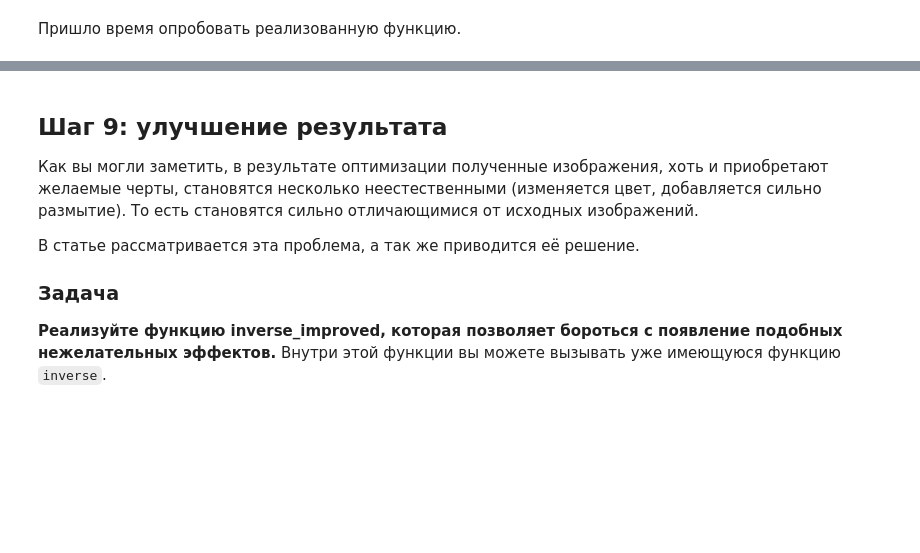
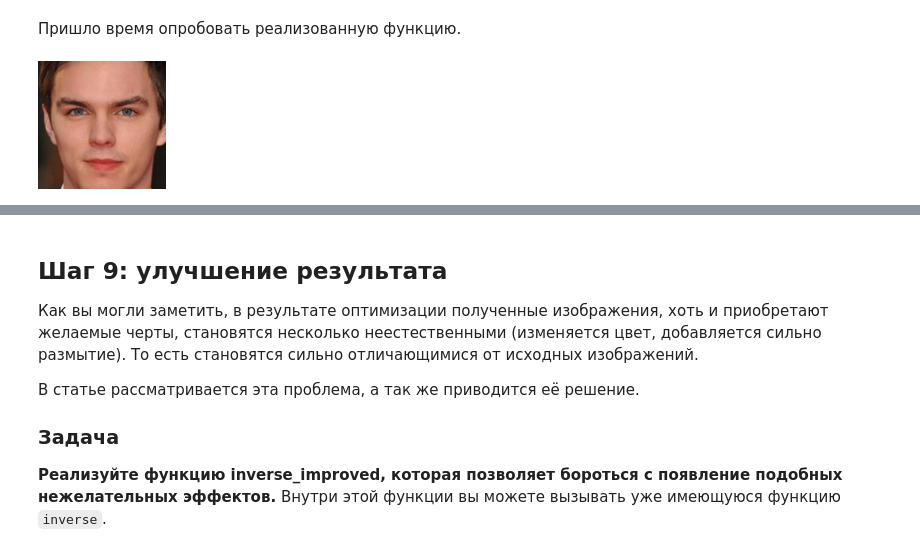
Before and after one commit to yaPhilya/Computer-Vision, a Jupyter notebook: week_7_2/06 морфинг лиц/deep-feature-interpolation/task.ipynb, the cells around one changed output, grey strips where cells are left out. Drawn from its saved outputs; the diff is of its cells as text; code cells hidden in the pictures; blank space fills up the shorter version.

```diff
--- a/week_7_2/06 морфинг лиц/deep-feature-interpolation/task.ipynb
+++ b/week_7_2/06 морфинг лиц/deep-feature-interpolation/task.ipynb
@@ -396,0 +463,4 @@ tensor_to_image(inverse(image, shift * 2))
+# %%
+image
+# %% [output]
+[figure, added]
```
Also changed, not shown: parts of 20 cells of this notebook.
